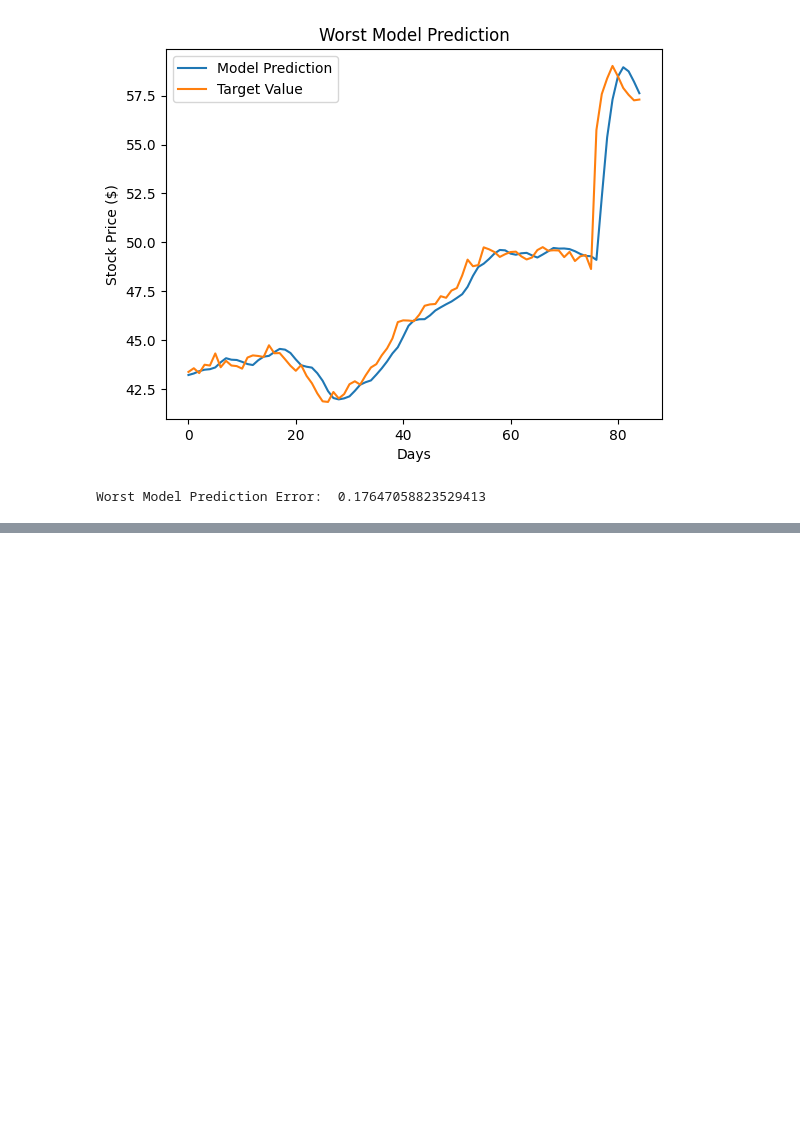
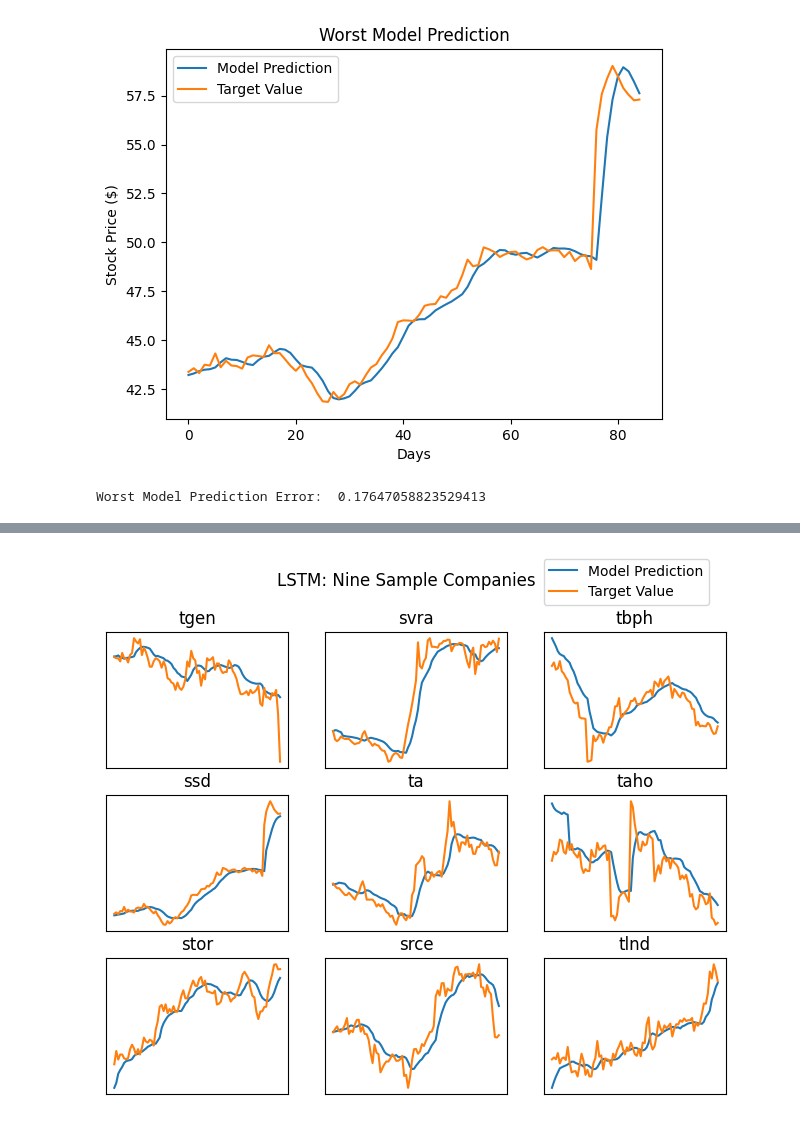
Before and after one commit to Kesavar-Kabilar/StocksRNN-PricePredictor, a Jupyter notebook: StocksRNN.ipynb, the cells around one changed output, grey strips where cells are left out. Cells and saved outputs as stored; diff of their text form; code cells hidden in the pictures; blank space fills up the shorter version.

```diff
--- a/StocksRNN.ipynb
+++ b/StocksRNN.ipynb
@@ -416,3 +439,7 @@ Worst Model Prediction Error:  0.17647058823529413
+# %%
+qualitativeResults(modelLSTM, 15, "LSTM")
+# %% [output]
+[figure, added]
 # %%
 def testModels(modelType):
     """
```
Also changed, not shown: parts of 4 cells of this notebook.
